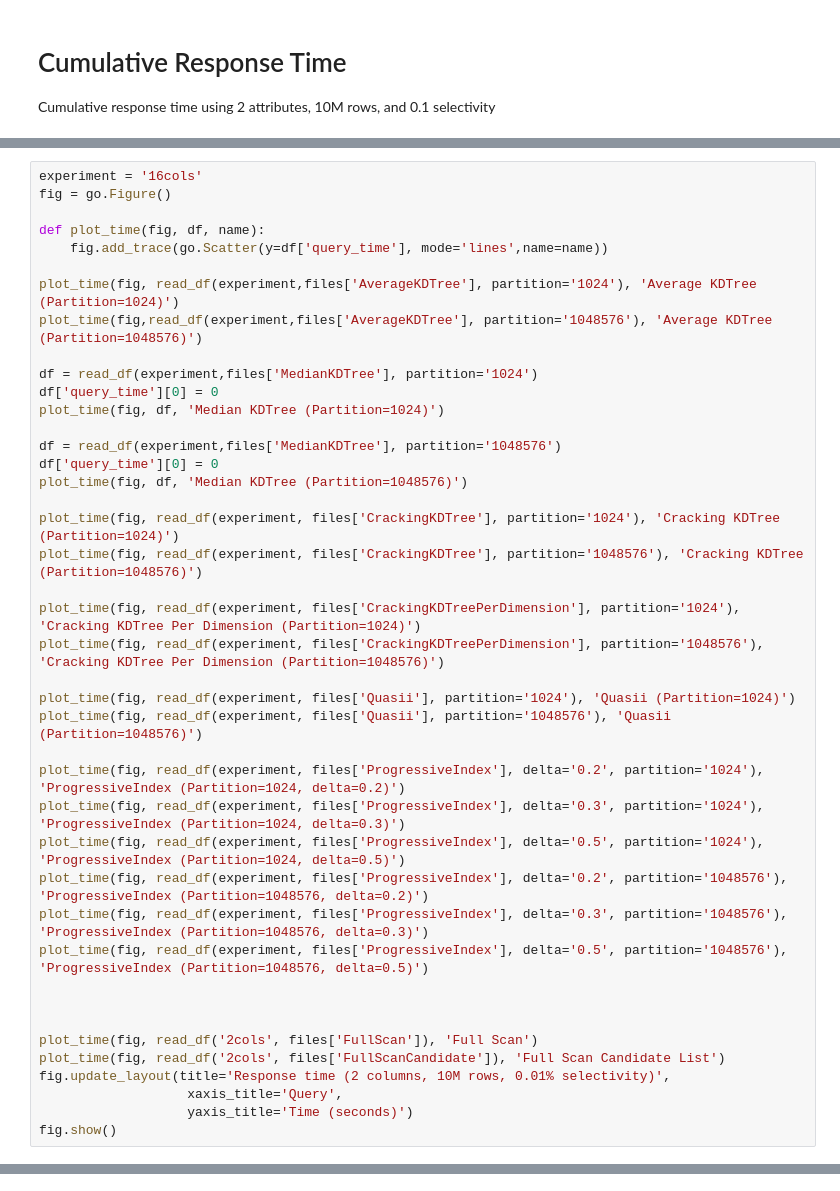
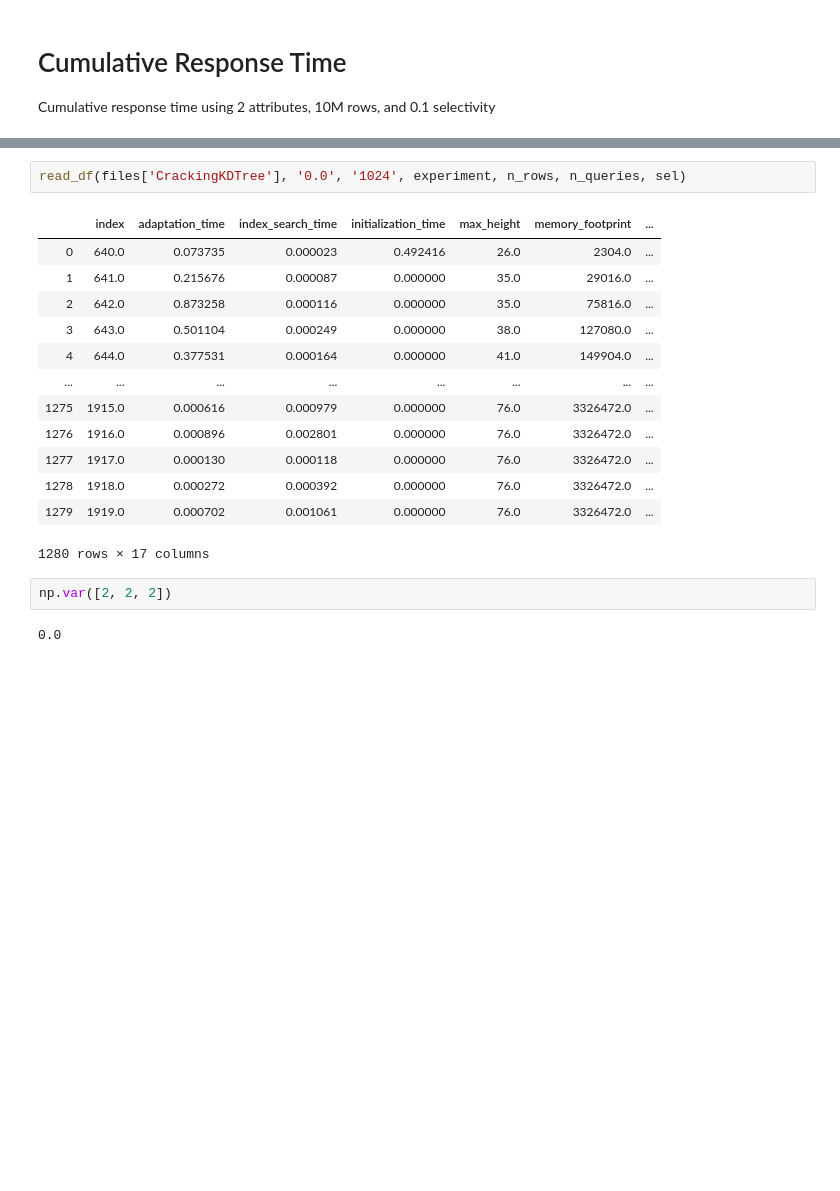
Before and after one commit to pdet/MultidimensionalAdaptiveIndexing, a Jupyter notebook: experiments/real-data-workload/plots.ipynb, the cells around one changed output, grey strips where cells are left out. Drawn from its saved outputs; the diff is of its cells as text; blank space fills up the shorter version.

Commit message:
Real workload plots

```diff
--- a/experiments/real-data-workload/plots.ipynb
+++ b/experiments/real-data-workload/plots.ipynb
@@ -78,42 +76,0 @@ Cumulative response time using 2 attributes, 10M rows, and 0.1 selectivity
-# %%
-experiment = '16cols'
-fig = go.Figure()
-
-def plot_time(fig, df, name):
-    fig.add_trace(go.Scatter(y=df['query_time'], mode='lines',name=name))
-
-plot_time(fig, read_df(experiment,files['AverageKDTree'], partition='1024'), 'Average KDTree (Partition=1024)')
-plot_time(fig,read_df(experiment,files['AverageKDTree'], partition='1048576'), 'Average KDTree (Partition=1048576)')
-
-df = read_df(experiment,files['MedianKDTree'], partition='1024')
-df['query_time'][0] = 0
-plot_time(fig, df, 'Median KDTree (Partition=1024)')
-
-df = read_df(experiment,files['MedianKDTree'], partition='1048576')
-df['query_time'][0] = 0
-plot_time(fig, df, 'Median KDTree (Partition=1048576)')
-
-plot_time(fig, read_df(experiment, files['CrackingKDTree'], partition='1024'), 'Cracking KDTree (Partition=1024)')
-plot_time(fig, read_df(experiment, files['CrackingKDTree'], partition='1048576'), 'Cracking KDTree (Partition=1048576)')
-
-plot_time(fig, read_df(experiment, files['CrackingKDTreePerDimension'], partition='1024'), 'Cracking KDTree Per Dimension (Partition=1024)')
-plot_time(fig, read_df(experiment, files['CrackingKDTreePerDimension'], partition='1048576'), 'Cracking KDTree Per Dimension (Partition=1048576)')
-
-plot_time(fig, read_df(experiment, files['Quasii'], partition='1024'), 'Quasii (Partition=1024)')
-plot_time(fig, read_df(experiment, files['Quasii'], partition='1048576'), 'Quasii (Partition=1048576)')
-
-plot_time(fig, read_df(experiment, files['ProgressiveIndex'], delta='0.2', partition='1024'), 'ProgressiveIndex (Partition=1024, delta=0.2)')
-plot_time(fig, read_df(experiment, files['ProgressiveIndex'], delta='0.3', partition='1024'), 'ProgressiveIndex (Partition=1024, delta=0.3)')
-plot_time(fig, read_df(experiment, files['ProgressiveIndex'], delta='0.5', partition='1024'), 'ProgressiveIndex (Partition=1024, delta=0.5)')
-plot_time(fig, read_df(experiment, files['ProgressiveIndex'], delta='0.2', partition='1048576'), 'ProgressiveIndex (Partition=1048576, delta=0.2)')
-plot_time(fig, read_df(experiment, files['ProgressiveIndex'], delta='0.3', partition='1048576'), 'ProgressiveIndex (Partition=1048576, delta=0.3)')
-plot_time(fig, read_df(experiment, files['ProgressiveIndex'], delta='0.5', partition='1048576'), 'ProgressiveIndex (Partition=1048576, delta=0.5)')
-
-
-
-plot_time(fig, read_df('2cols', files['FullScan']), 'Full Scan')
-plot_time(fig, read_df('2cols', files['FullScanCandidate']), 'Full Scan Candidate List')
-fig.update_layout(title='Response time (2 columns, 10M rows, 0.01% selectivity)',
-                   xaxis_title='Query',
-                   yaxis_title='Time (seconds)')
-fig.show()
@@ -213,0 +280,20 @@ read_df('query0', files['FullScan']).head(1000)
+# %%
+read_df(files['CrackingKDTree'], '0.0', '1024', experiment, n_rows, n_queries, sel)
+# %% [output]
+|  | index | adaptation_time | index_search_time | initialization_time | max_height | memory_footprint | ... |
+| 0 | 640.0 | 0.073735 | 0.000023 | 0.492416 | 26.0 | 2304.0 | ... |
+| 1 | 641.0 | 0.215676 | 0.000087 | 0.000000 | 35.0 | 29016.0 | ... |
+| 2 | 642.0 | 0.873258 | 0.000116 | 0.000000 | 35.0 | 75816.0 | ... |
+| 3 | 643.0 | 0.501104 | 0.000249 | 0.000000 | 38.0 | 127080.0 | ... |
+| 4 | 644.0 | 0.377531 | 0.000164 | 0.000000 | 41.0 | 149904.0 | ... |
+| ... | ... | ... | ... | ... | ... | ... | ... |
+| 1275 | 1915.0 | 0.000616 | 0.000979 | 0.000000 | 76.0 | 3326472.0 | ... |
+| 1276 | 1916.0 | 0.000896 | 0.002801 | 0.000000 | 76.0 | 3326472.0 | ... |
+| 1277 | 1917.0 | 0.000130 | 0.000118 | 0.000000 | 76.0 | 3326472.0 | ... |
+| 1278 | 1918.0 | 0.000272 | 0.000392 | 0.000000 | 76.0 | 3326472.0 | ... |
+| 1279 | 1919.0 | 0.000702 | 0.001061 | 0.000000 | 76.0 | 3326472.0 | ... |
+1280 rows × 17 columns
+# %%
+np.var([2, 2, 2])
+# %% [output]
+0.0
```
Also changed, not shown: parts of 12 cells of this notebook.
